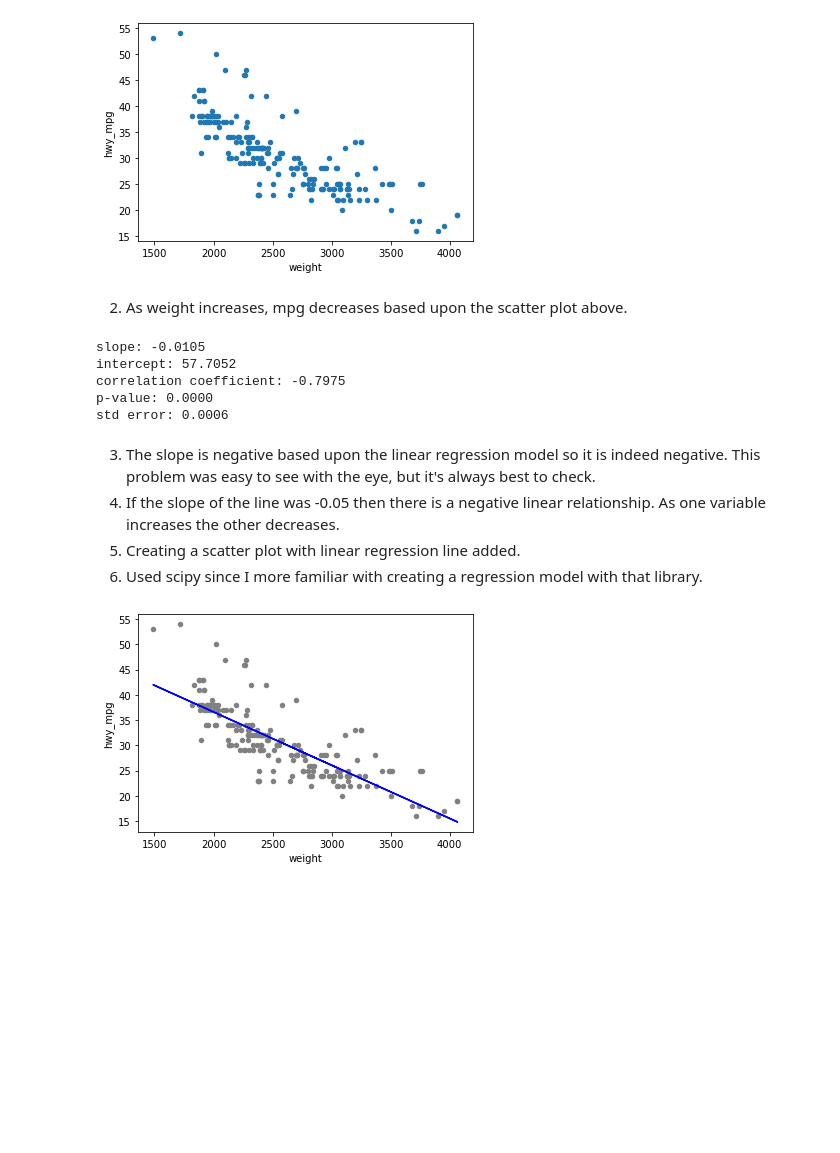
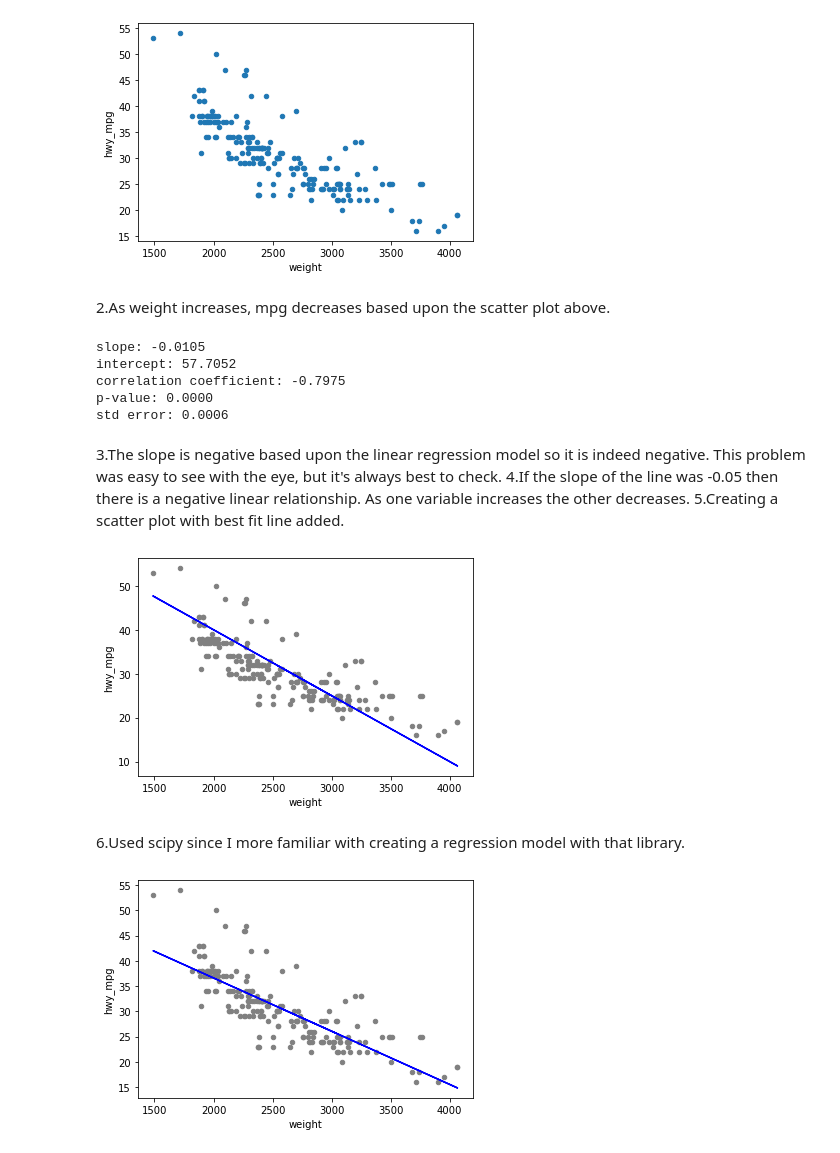
Before and after one commit to iliembellevue/DSC320MathforDS, a Jupyter notebook: Exercise 2.2.ipynb, the cells around one changed output. Cells and saved outputs as stored; diff of their text form; code cells hidden in the pictures; blank space fills up the shorter version.

```diff
--- a/Exercise 2.2.ipynb
+++ b/Exercise 2.2.ipynb
@@ -11,7 +11,7 @@ plt.show()
 # %% [output]
 [figure]
 # %% [markdown]
-2. As weight increases, mpg decreases based upon the scatter plot above.
+2.As weight increases, mpg decreases based upon the scatter plot above.
 # %%
 from scipy import stats
 slope, intercept, rvalue, p, se = stats.linregress(df['weight'], df['hwy_mpg'])
@@ -26,11 +26,21 @@ intercept: 57.7052
 correlation coefficient: -0.7975
 p-value: 0.0000
 std error: 0.0006
+# %% [markdown]
+3.The slope is negative based upon the linear regression model so it is indeed negative. This problem was easy to see with the eye, but it's always best to check.
+4.If the slope of the line was -0.05 then there is a negative linear relationship. As one variable increases the other decreases.
+5.Creating a scatter plot with best fit line added.
+# %%
+m = -.015
+b = 70
+df['bestfit'] = (m * df['weight']) + b
+df.plot.scatter(x='weight', y='hwy_mpg', color='grey')
+plt.plot(df['weight'],df['bestfit'], color='blue')
+plt.show()
+# %% [output]
+[figure, added]
 # %% [markdown]
-3. The slope is negative based upon the linear regression model so it is indeed negative. This problem was easy to see with the eye, but it's always best to check.
-4. If the slope of the line was -0.05 then there is a negative linear relationship. As one variable increases the other decreases.
-5. Creating a scatter plot with linear regression line added.
-6. Used scipy since I more familiar with creating a regression model with that library.
+6.Used scipy since I more familiar with creating a regression model with that library.
 # %%
 #f(x) = slope * x + intercept. In the following case we use weight
 df['f_of_x'] = (slope * df['weight']) + intercept
```
Also changed, not shown: parts of 2 cells of this notebook.
